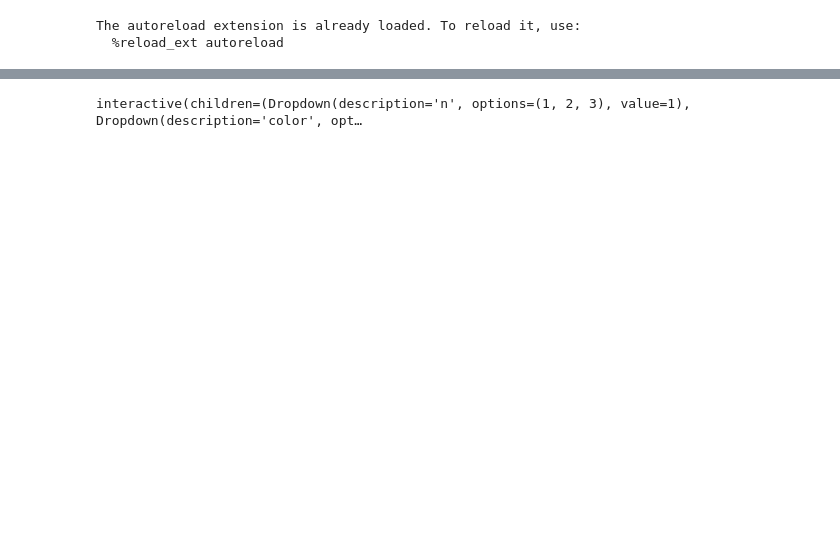
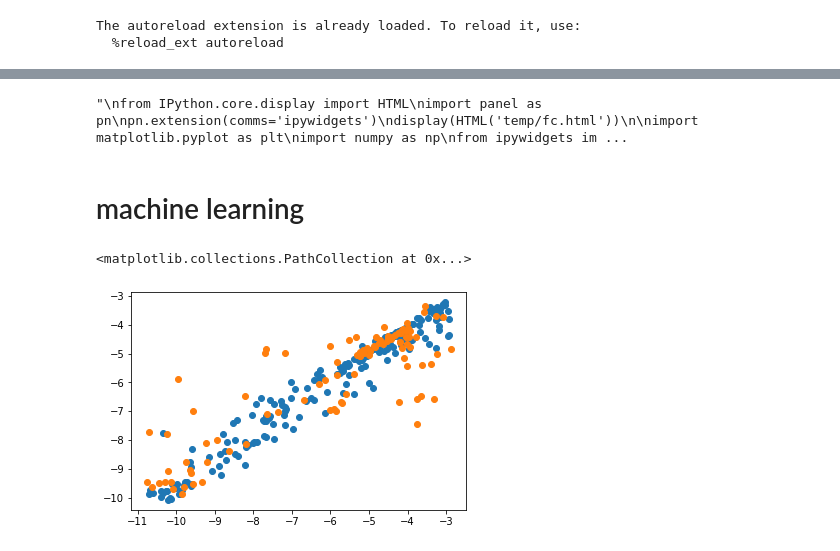
Before and after one commit to KanHatakeyama/flowmater3.1, a Jupyter notebook: ml/visualize.ipynb, the cells around one changed output, grey strips where cells are left out. Drawn from its saved outputs; the diff is of its cells as text; code cells hidden in the pictures; blank space fills up the shorter version.

```diff
--- a/ml/visualize.ipynb
+++ b/ml/visualize.ipynb
@@ -25,5 +25,6 @@ The autoreload extension is already loaded. To reload it, use:
 # %%
 import json
 dump_path="temp/dump.json"
+dump_path="temp/gc_data.json"
 # %%
 manager=ExpManager(dump_path)
@@ -78,4 +68,18 @@ display(HTML('temp/fc.html'))
+# %%
+# mark target node
+target_fp_key='*NUM-i-[S/cm]-o-[ionic conductivity]'
+graph_id="171_1"
+g=manager.exp_dict[graph_id]["exp"].g
+mark_node_id=get_node_id_with_fp_key(g,target_fp_key)[0]
+save_graph_html(g,color_dict={mark_node_id:'#dd4b39'},save_path="temp/fc.html")
 # %%
+# view on jupyter in develop
+"""
+from IPython.core.display import HTML
+import panel as pn
+pn.extension(comms='ipywidgets')
+display(HTML('temp/fc.html'))
+
 import matplotlib.pyplot as plt
 import numpy as np
 from ipywidgets import interact
@@ -85,5 +89,47 @@ def func(n, color):
     x = np.linspace(-100, 100)
     plt.plot(x, x**n, color=color)
     #display(HTML('temp/fc.html'))
+
+"""
 # %% [output]
-interactive(children=(Dropdown(description='n', options=(1, 2, 3), value=1), Dropdown(description='color', opt…
+"\nfrom IPython.core.display import HTML\nimport panel as pn\npn.extension(comms='ipywidgets')\ndisplay(HTML('temp/fc.html'))\n\nimport matplotlib.pyplot as plt\nimport numpy as np\nfrom ipywidgets im ...
+# %%
+import pandas as pd
+df=pd.DataFrame(fp_array)
+df.columns=list(fp_class.key_list)
+df=df[df[target_fp_key]==df[target_fp_key]]
+df=df.dropna(axis=1,how="all")
+df=df.astype(float)
+
+df[target_fp_key]=np.log10(df[target_fp_key])
+X=df.drop(target_fp_key,axis=1)
+y=df[target_fp_key]
+# %% [markdown]
+# machine learning
+# %%
+from sklearn.impute import SimpleImputer
+from sklearn.model_selection import train_test_split
+
+tr_X,te_X,tr_y,te_y=train_test_split(X,y,test_size=0.3)
+imp = SimpleImputer() #missing_values=np.nan, strategy='mean')
+
+
+imp.fit_transform(X)
+tr_X=imp.transform(tr_X)
+#tr_X=imp.fit_transform(tr_X)
+
+te_X=imp.transform(te_X)
+# %%
+from sklearn.ensemble import RandomForestRegressor
+import matplotlib.pyplot as plt
+model=RandomForestRegressor()
+model.fit(tr_X,tr_y)
+
+p_tr_y=model.predict(tr_X)
+p_te_y=model.predict(te_X)
+
+plt.scatter(tr_y,p_tr_y)
+plt.scatter(te_y,p_te_y)
+# %% [output]
+<matplotlib.collections.PathCollection at 0x...>
+[figure, added]
```
Also changed, not shown: parts of 14 cells of this notebook, 3 other files.
